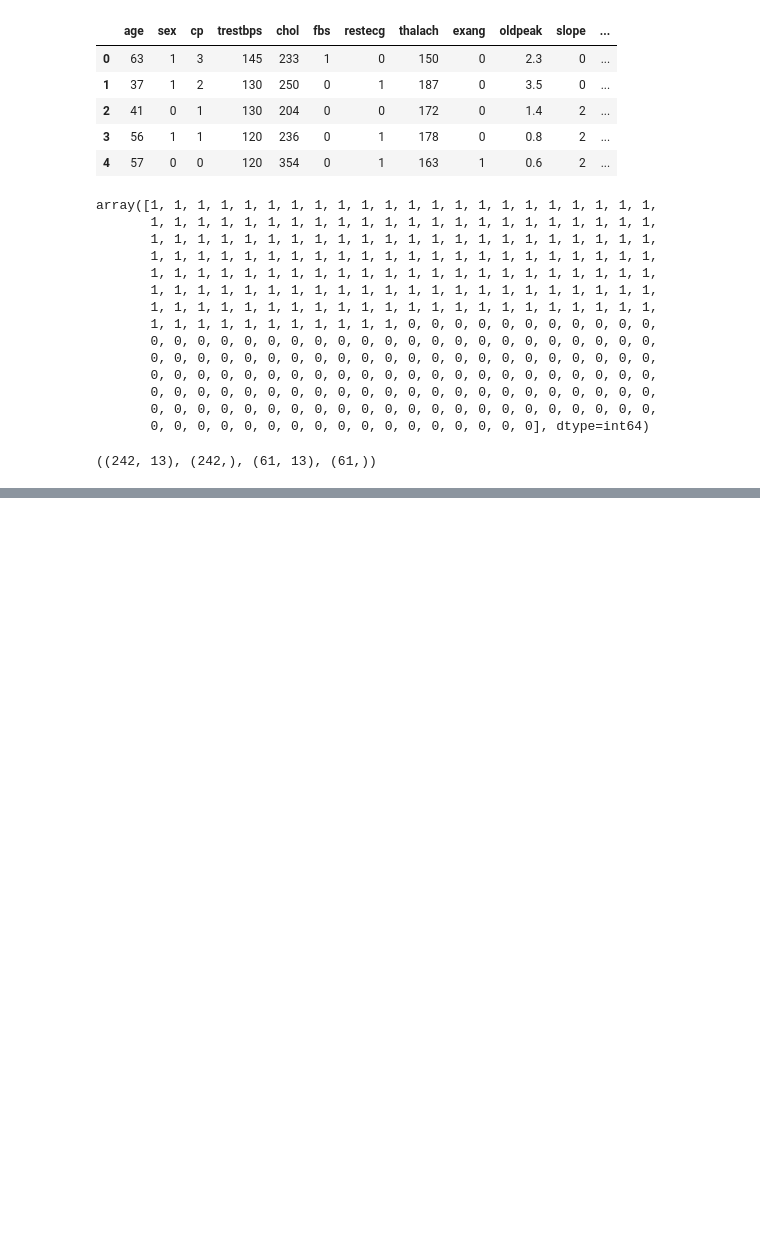
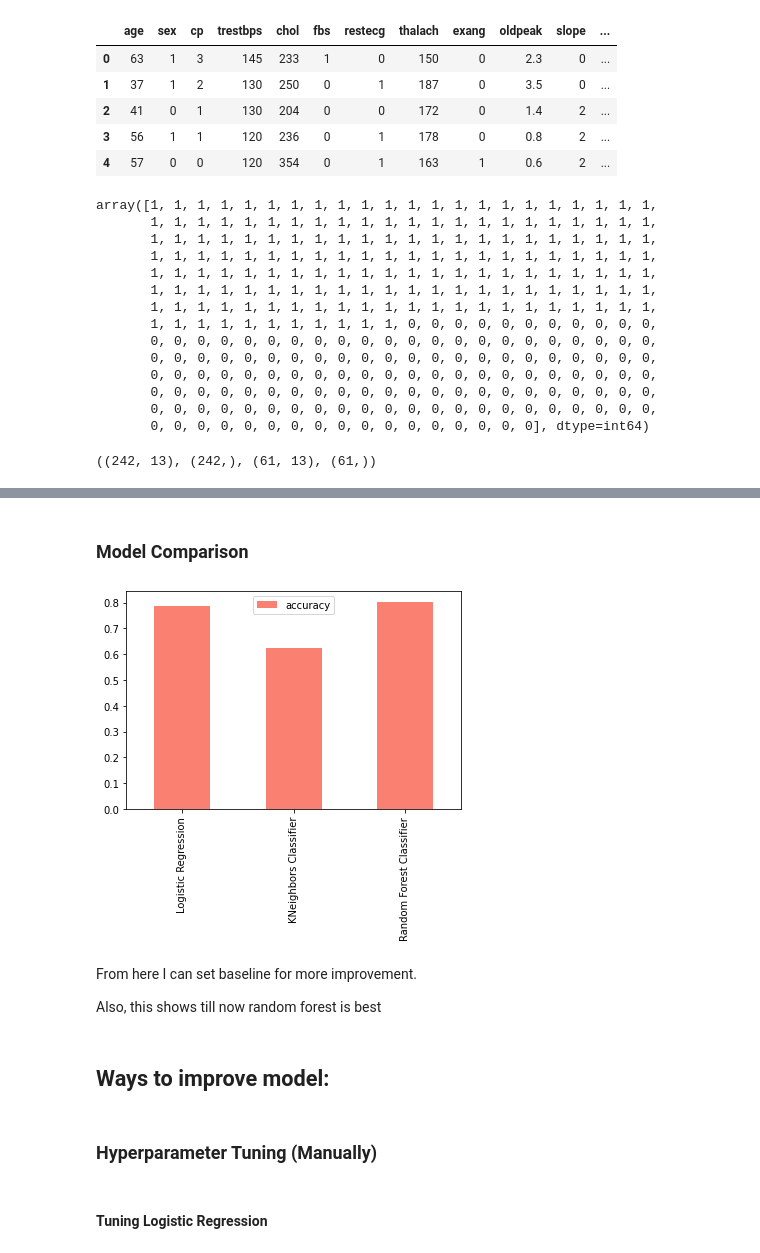
Before and after one commit to Tanishq-19/Heart-Disease-Classification, a Jupyter notebook: Heart-Disease-Classification.ipynb, the cells around one changed output, grey strips where cells are left out. Drawn from its saved outputs; the diff is of its cells as text; code cells hidden in the pictures; blank space fills up the shorter version.

Commit message:
Started Hyperparameter tuning

```diff
--- a/Heart-Disease-Classification.ipynb
+++ b/Heart-Disease-Classification.ipynb
@@ -297,0 +312,34 @@ X_train.shape, y_train.shape, X_test.shape, y_test.shape
+# %%
+# Dictionary of models
+models = {"Logistic Regression": LogisticRegression(),
+          "KNeighbors Classifier": KNeighborsClassifier(),
+          "Random Forest Classifier": RandomForestClassifier()}
+
+# Function to fit and score models
+def fit_and_score(models, X_train, X_test, y_train, y_test):
+    """
+    Fits and Scores model on the given dictionary of models.
+    X_train: Taining data (no labels)
+    X_test: Testing data (no labels)
+    y_train: Training labels
+    y_test: Testing labels
+    """
+    # Setting random seed
+    np.random.seed(seed_value)
+
+    # empty dictionary to get model scores
+    model_scores = {}
+
+    # Loop to reach each model and fit and score it
+    for name, model in models.items():
+
+        # fit model
+        model.fit(X_train, y_train)
+
+        # Evaluate and put model in model_scores
+        model_scores[name] = model.score(X_test, y_test)
+
+    return model_scores
+# %%
+model_scores = fit_and_score(models, X_train, X_test, y_train, y_test)
+model_scores
@@ -297,0 +357,18 @@ X_train.shape, y_train.shape, X_test.shape, y_test.shape
+# %% [markdown]
+### Model Comparison
+# %%
+# Graphical representation of models
+models_compare = pd.DataFrame(model_scores, index=["accuracy"])
+models_compare.T.plot.bar(color="salmon");
+# %% [output]
+[figure, added]
+# %% [markdown]
+From here I can set baseline for more improvement.
+
+Also, this shows till now random forest is best
+# %% [markdown]
+## Ways to improve model:
+# %% [markdown]
+### Hyperparameter Tuning (Manually)
+# %% [markdown]
+#### Tuning Logistic Regression
```
Also changed, not shown: parts of 13 cells of this notebook, 1 other file.
